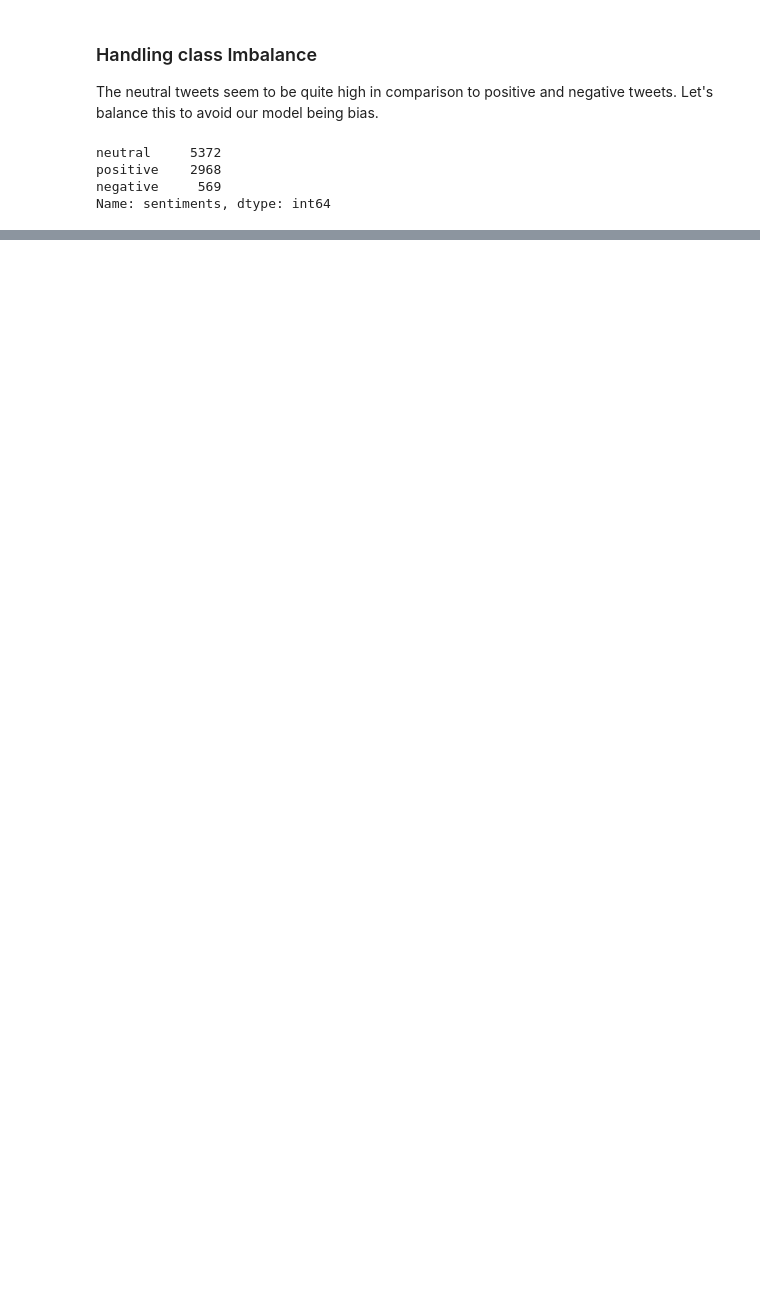
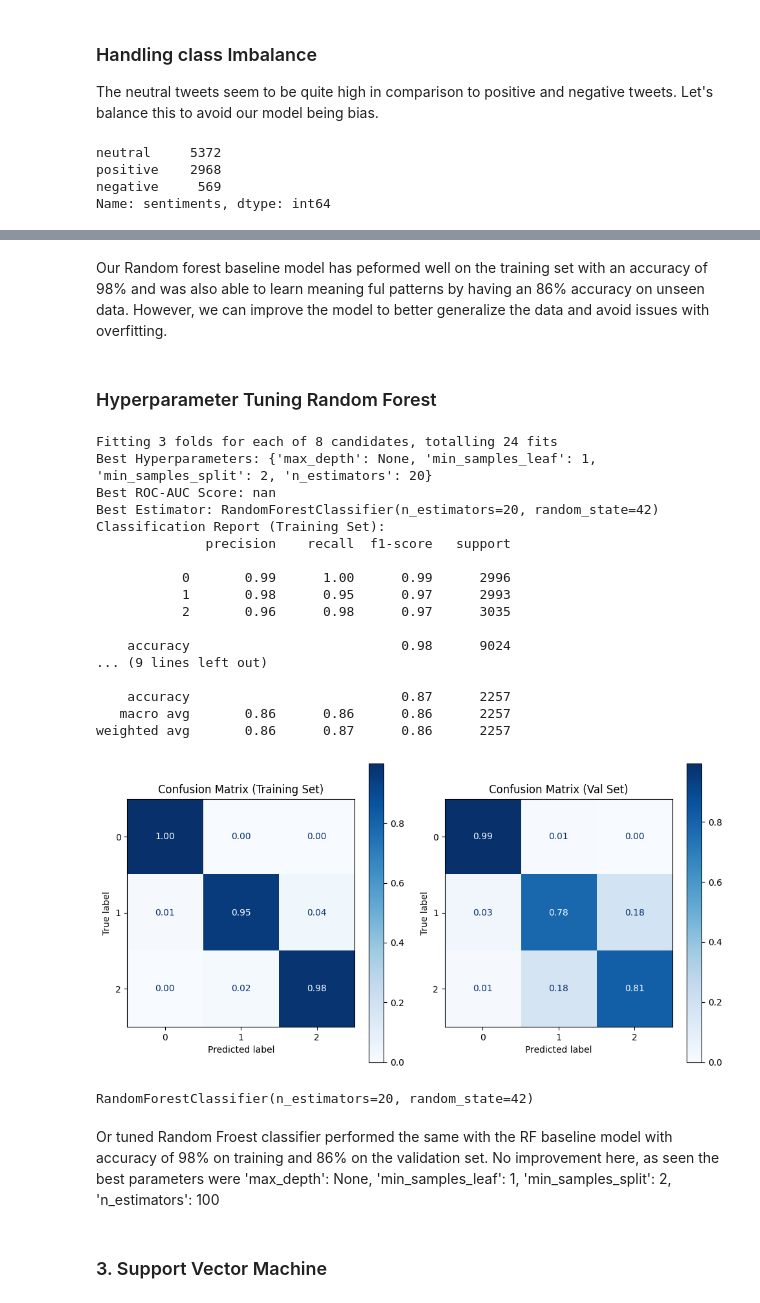
Before and after one commit to kithinji007/Sentiments-Analysis, a Jupyter notebook: Ensemble_6_Final.ipynb, the cells around one changed output, grey strips where cells are left out. Saved outputs shown, nothing was run; the diff lists cells and outputs as text; code cells hidden in the pictures; blank space fills up the shorter version.

Commit message:
tuned models

```diff
--- a/Ensemble_6_Final.ipynb
+++ b/Ensemble_6_Final.ipynb
@@ -1038,0 +869,32 @@ train_and_evaluate_model(X_train_final, y_train_final, X_val, y_val, logreg, par
+# %%
+# Vectorizing our textual feature into model friendly format
+
+from sklearn.feature_extraction.text import TfidfVectorizer
+
+# Create a TF-IDF vectorizer
+tfidf_vectorizer = TfidfVectorizer()
+
+# Fit and transform the "preprocessed_text" column
+tfidf_matrix = tfidf_vectorizer.fit_transform(X)
+
+# Get the feature names (words) in the TF-IDF matrix
+feature_names = tfidf_vectorizer.get_feature_names_out()
+
+# Convert the TF-IDF matrix to a pandas DataFrame
+tfidf_df = pd.DataFrame(tfidf_matrix.toarray(), columns=feature_names)
+
+X = tfidf_df.values
+# %%
+# Spliting our data into training, validation and test sets
+
+from sklearn.model_selection import train_test_split
+
+# Split the upsampled data into training, validation and testing sets
+X_train, X_test, y_train, y_test = train_test_split(X, y, test_size=0.3, stratify=y, random_state=42)
+
+X_train_final, X_val, y_train_final, y_val = train_test_split(X_train, y_train, test_size=0.2, random_state=42)
+
+# Check the class distribution in the training and testing sets
+print(y_train.value_counts())
+print(y_test.value_counts())
+print(y_val.value_counts())
@@ -1038,0 +1062,39 @@ train_and_evaluate_model(X_train_final, y_train_final, X_val, y_val, logreg, par
+# %% [markdown]
+Our Random forest baseline model has peformed well on the training set with an accuracy of 98% and was also able to learn meaning ful patterns by having an 86% accuracy on unseen data. However, we can improve the model to better generalize the data and avoid issues with overfitting.
+# %% [markdown]
+### Hyperparameter Tuning Random Forest
+# %%
+# Let's tune RandomForest classifier hyperparameters
+rf_param_grid = { 'n_estimators': [20, 50],
+                  'max_depth': [None],
+                  'min_samples_split': [2, 4],
+                  'min_samples_leaf': [1, 2]}
+
+rf_classifier_tuned = RandomForestClassifier(random_state=42)
+
+# Call the function with the Random Forest classifier
+train_and_evaluate_model(X_train_final, y_train_final, X_val, y_val, rf_classifier_tuned, rf_param_grid)
+# %% [output]
+Fitting 3 folds for each of 8 candidates, totalling 24 fits
+Best Hyperparameters: {'max_depth': None, 'min_samples_leaf': 1, 'min_samples_split': 2, 'n_estimators': 20}
+Best ROC-AUC Score: nan
+Best Estimator: RandomForestClassifier(n_estimators=20, random_state=42)
+Classification Report (Training Set):
+              precision    recall  f1-score   support
+
+           0       0.99      1.00      0.99      2996
+           1       0.98      0.95      0.97      2993
+           2       0.96      0.98      0.97      3035
+
+    accuracy                           0.98      9024
+... (9 lines left out)
+
+    accuracy                           0.87      2257
+   macro avg       0.86      0.86      0.86      2257
+weighted avg       0.86      0.87      0.86      2257
+[figure, added]
+RandomForestClassifier(n_estimators=20, random_state=42)
+# %% [markdown]
+Or tuned Random Froest classifier performed the same with the RF baseline model with accuracy of 98% on training and 86% on the validation set. No improvement here, as seen the best parameters were 'max_depth': None, 'min_samples_leaf': 1, 'min_samples_split': 2, 'n_estimators': 100
+# %% [markdown]
+### 3. Support Vector Machine
```
Also changed, not shown: parts of 86 cells of this notebook, 7 other files.
